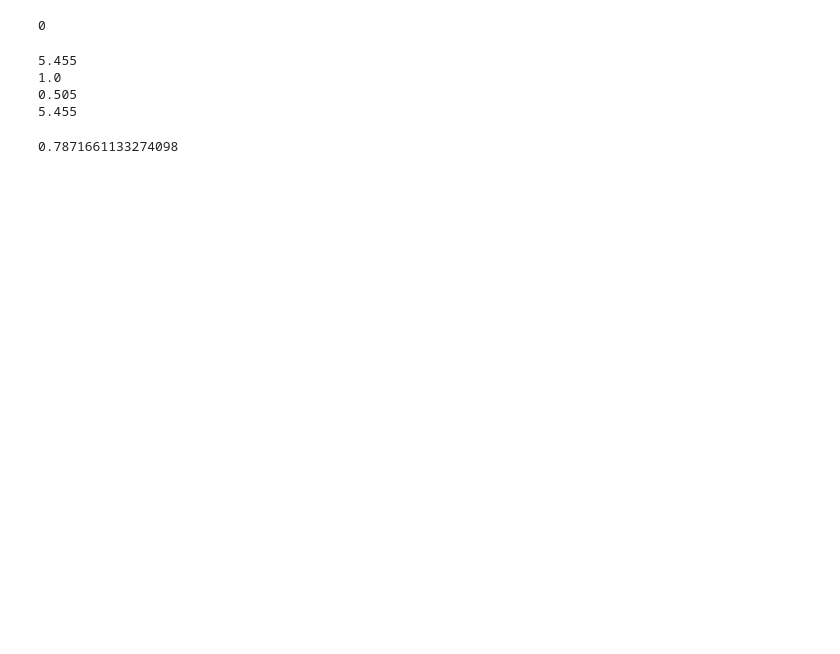
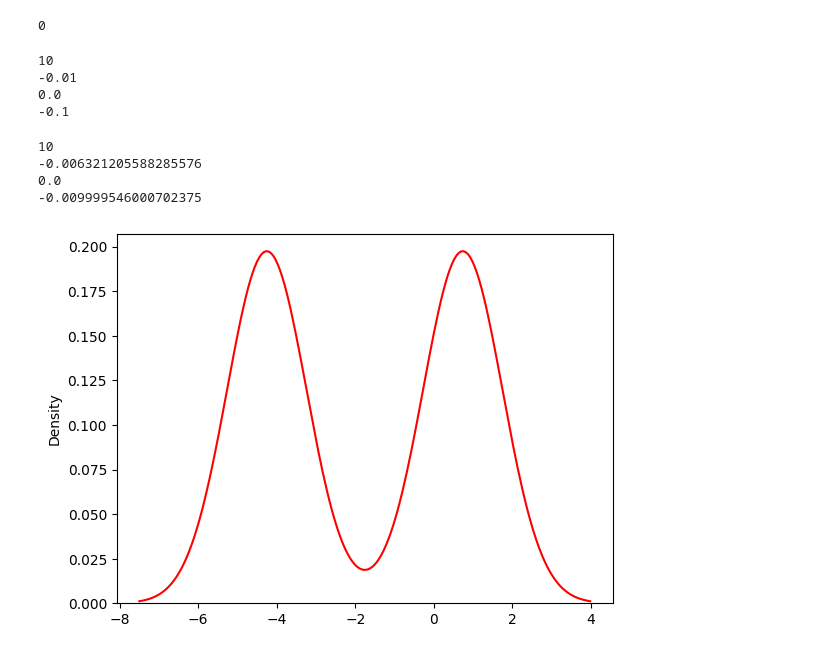
Before and after one commit to QaziSaim/DeepLearning--DeepNeuralNetwork-, a Jupyter notebook: Activations_Function_In_python.ipynb, the cells around one changed output. Drawn from its saved outputs; the diff is of its cells as text; code cells hidden in the pictures; blank space fills up the shorter version.

```diff
--- a/Activations_Function_In_python.ipynb
+++ b/Activations_Function_In_python.ipynb
@@ -34,17 +45,44 @@ print(easy_calculation_relu(0))
 # %%
-def leaky_relu(x,learning_rate= 0.01):
-  fx = ((1 + learning_rate)/2) + ((1 - learning_rate)/2) * abs(x)
+def leaky_relu(x,alpha= 0.01):
+  if x>0:
+    return x
+  learning_rate = alpha
+  # fx = ((1 + learning_rate)/2) + ((1 - learning_rate)/2) * abs(x)
+  fx = alpha * x
   return fx
 print(leaky_relu(10))
 print(leaky_relu(-1))
 print(leaky_relu(0))
 print(leaky_relu(-10))
 # %% [output]
-5.455
-1.0
-0.505
-5.455
+10
+-0.01
+0.0
+-0.1
-# %%
-np.random.rand()
-# %% [output]
-0.7871661133274098
+# %%
+def elu(x,alpha=0.01):
+  if x>0:
+    return x
+  elu_calculate=alpha * ((np.exp(x))-1)
+  return elu_calculate
+print(elu(10))
+print(elu(-1))
+print(elu(0))
+print(elu(-10))
+# %% [output]
+10
+-0.006321205588285576
+0.0
+-0.009999546000702375
+# %%
+data = np.arange(-5,1,0.01)
+array = np.array([data[50:100],data[549:599]])
+array = array.flatten()
+# print(array)
+
+# sns.lineplot(data)
+# sns.displot(data,kde=True)
+sns.kdeplot(array,color='r')
+plt.show()
+# %% [output]
+[figure, added]
```
Also changed, not shown: parts of 16 cells of this notebook.
